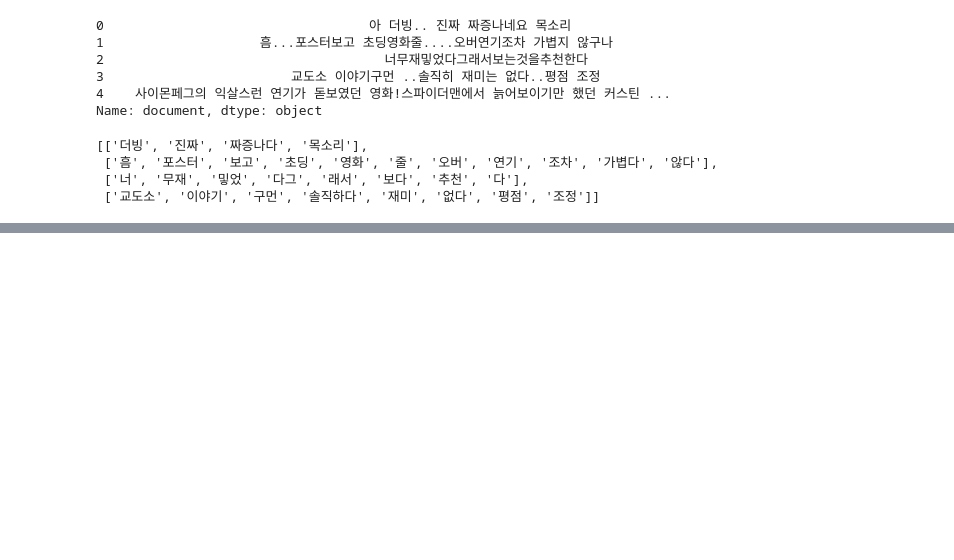
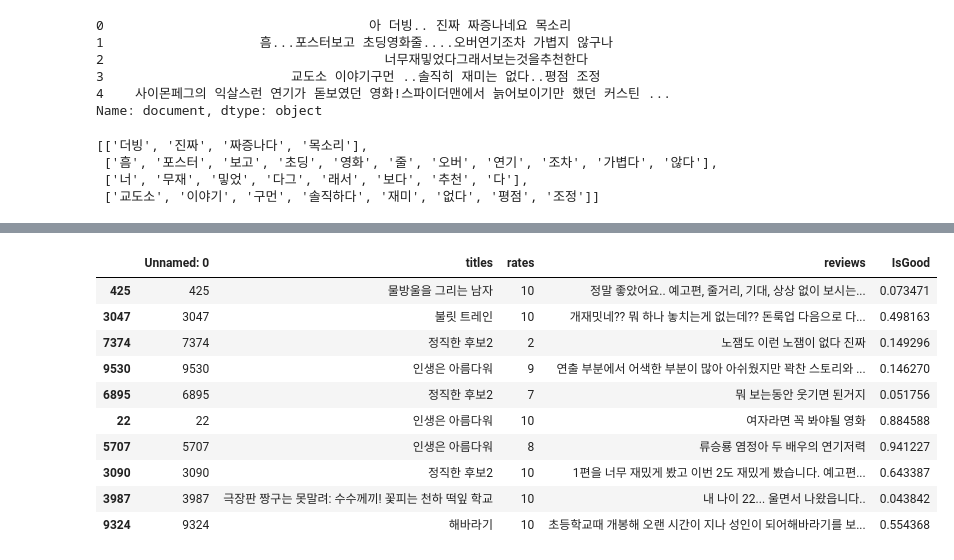
Before and after one commit to MinGyeongdo/NLP_movie_review, a Jupyter notebook: data_eda.ipynb, the cells around one changed output, grey strips where cells are left out. Cells and saved outputs as stored; diff of their text form; code cells hidden in the pictures; blank space fills up the shorter version.

```diff
--- a/data_eda.ipynb
+++ b/data_eda.ipynb
@@ -432,0 +415,27 @@ Detected at node 'sequential_1/embedding_3/embedding_lookup' defined at (most re
+# %%
+# 예측할 데이터에도 동일한 전처리 진행
+
+def  predict(df):
+  # 전체 텍스트 전처리
+  stop_words = ['은','는','이','가','하','아','것','들','의','있','되','수','보','주','등','한']
+  okt = Okt()
+  reviews = []
+
+  for review in df['reviews']:
+    # 리뷰가 문자열인 경우만 전처리 진행
+    if type(review) == str:
+      reviews.append(preprocessing(review,okt,remove_stopwords=True,stop_words= stop_words))
+    else:
+      reviews.append([]) #str이 아닌 행은 빈칸으로 놔두기
+
+
+  tokenizer.fit_on_texts(reviews)
+  reviews= tokenizer.texts_to_sequences(reviews)
+  reviews = pad_sequences(reviews, maxlen=max_len)
+  model = load_model('best_model.h5')
+  result = model.predict(reviews) # 예측
+
+  return result
+# %%
+score = predict(df)
+len(score)
@@ -432,0 +445,18 @@ Detected at node 'sequential_1/embedding_3/embedding_lookup' defined at (most re
+# %%
+new_df = df.copy()
+# %%
+new_df['IsGood'] = score
+# %%
+new_df.sample(10)
+# %% [output]
+|  | Unnamed: 0 | titles | rates | reviews | IsGood |
+| 425 | 425 | 물방울을 그리는 남자 | 10 | 정말 좋았어요.. 예고편, 줄거리, 기대, 상상 없이 보시는... | 0.073471 |
+| 3047 | 3047 | 불릿 트레인 | 10 | 개재밋네?? 뭐 하나 놓치는게 없는데?? 돈룩업 다음으로 다... | 0.498163 |
+| 7374 | 7374 | 정직한 후보2 | 2 | 노잼도 이런 노잼이 없다 진짜 | 0.149296 |
+| 9530 | 9530 | 인생은 아름다워 | 9 | 연출 부분에서 어색한 부분이 많아 아쉬웠지만 꽉찬 스토리와 ... | 0.146270 |
+| 6895 | 6895 | 정직한 후보2 | 7 | 뭐 보는동안 웃기면 된거지 | 0.051756 |
+| 22 | 22 | 인생은 아름다워 | 10 | 여자라면 꼭 봐야될 영화 | 0.884588 |
+| 5707 | 5707 | 인생은 아름다워 | 8 | 류승룡 염정아 두 배우의 연기저력 | 0.941227 |
+| 3090 | 3090 | 정직한 후보2 | 10 | 1편을 너무 재밌게 봤고 이번 2도 재밌게 봤습니다. 예고편... | 0.643387 |
+| 3987 | 3987 | 극장판 짱구는 못말려: 수수께끼! 꽃피는 천하 떡잎 학교 | 10 | 내 나이 22... 울면서 나왔읍니다.. | 0.043842 |
+| 9324 | 9324 | 해바라기 | 10 | 초등학교때 개봉해 오랜 시간이 지나 성인이 되어해바라기를 보... | 0.554368 |
```
Also changed, not shown: parts of 47 cells of this notebook.
